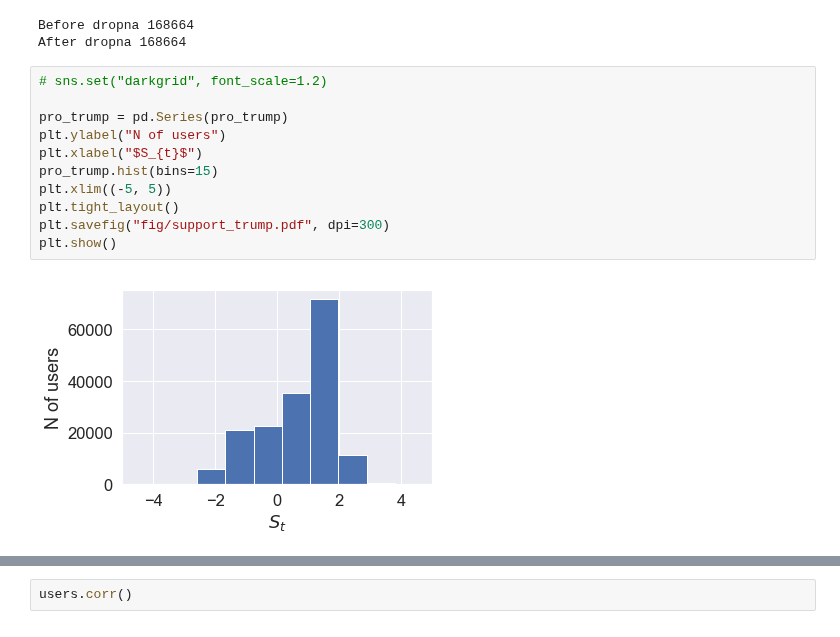
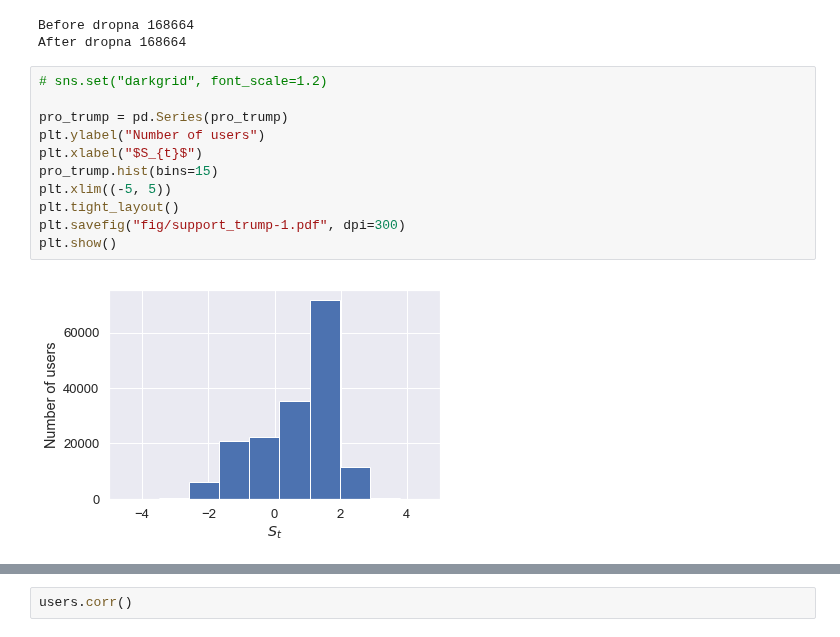
Before and after one commit to kayzhou/fake_news_during_election, a Jupyter notebook: interaction_with_IRA.ipynb, the cells around one changed output, grey strips where cells are left out. Drawn from its saved outputs; the diff is of its cells as text.

```diff
--- a/interaction_with_IRA.ipynb
+++ b/interaction_with_IRA.ipynb
@@ -462,16 +463,16 @@ After dropna 168664
 # %%
 # sns.set("darkgrid", font_scale=1.2)
 
 pro_trump = pd.Series(pro_trump)
-plt.ylabel("N of users")
+plt.ylabel("Number of users")
 plt.xlabel("$S_{t}$")
 pro_trump.hist(bins=15)
 plt.xlim((-5, 5))
 plt.tight_layout()
-plt.savefig("fig/support_trump.pdf", dpi=300)
+plt.savefig("fig/support_trump-1.pdf", dpi=300)
 plt.show()
 # %% [output]
-[figure, old version]
+[figure, new version]
 # %%
 sns.set(style="darkgrid", font_scale=1.5)
 
```
Also changed, not shown: parts of 5 cells of this notebook, 6 other files.
